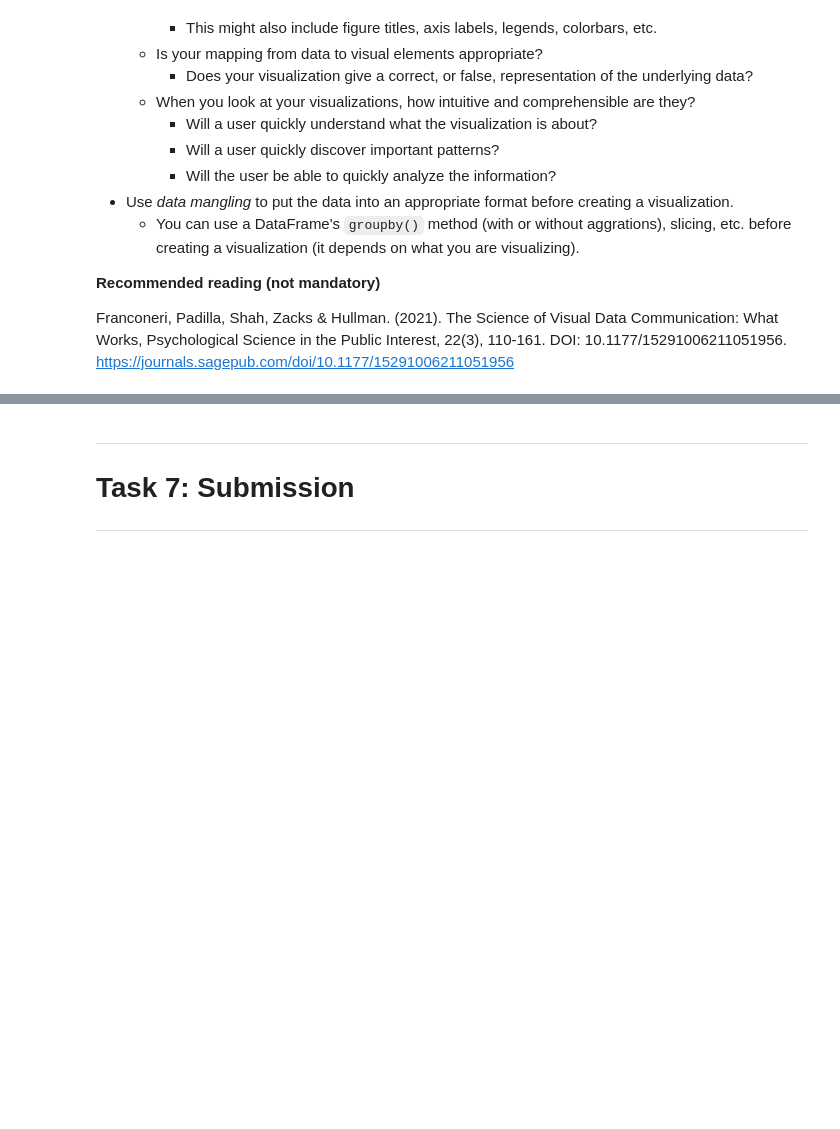
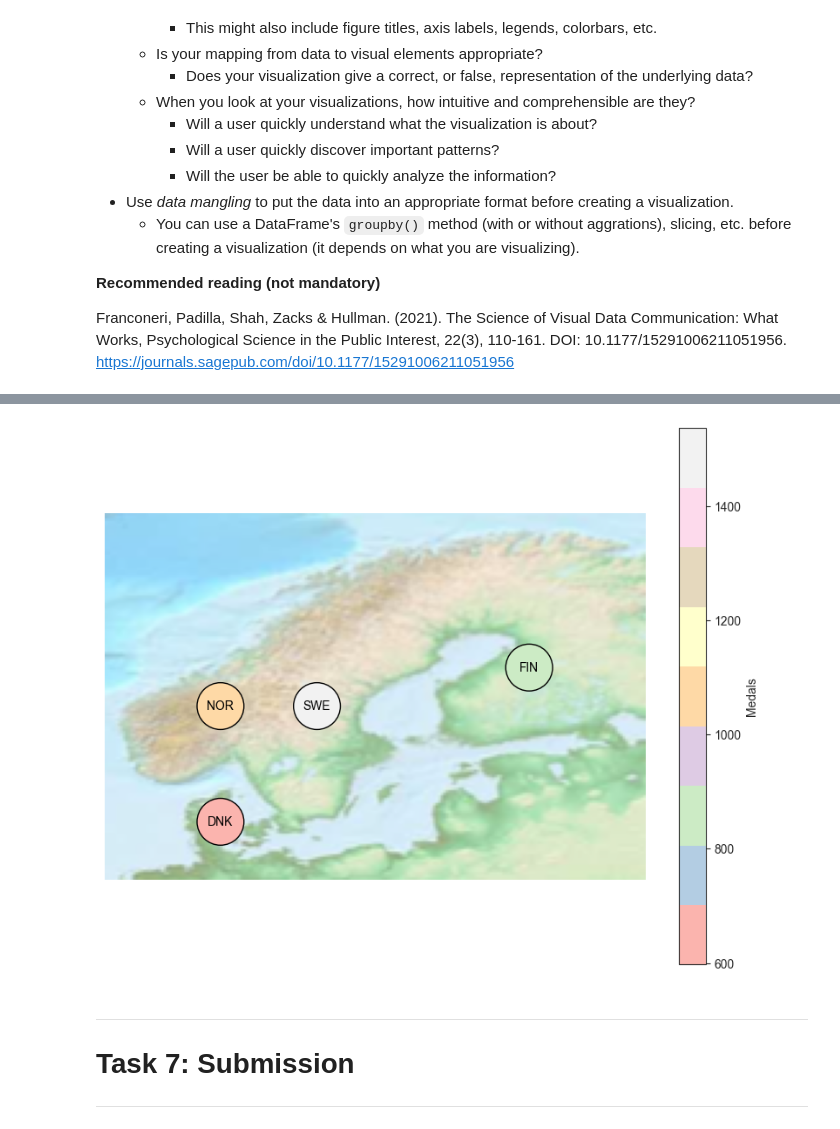
Before and after one commit to Hussein-g1itch/C1VI1B_2026, a Jupyter notebook: assignment/assignment.ipynb, the cells around one changed output, grey strips where cells are left out. Cells and saved outputs as stored; diff of their text form; code cells hidden in the pictures; blank space fills up the shorter version.

Commit message:
Löst Task 6.1: Map visualization

```diff
--- a/assignment/assignment.ipynb
+++ b/assignment/assignment.ipynb
@@ -1274,7 +1199,44 @@ Create a visualization showing the number of Medals awarded for the nordic count
 
 </details>
 # %%
-# TODO: Write your code here to visualize the number of Medals on a Map for the nordic countries.
+from mpl_toolkits.basemap import Basemap
+
+nordic_nocs = ['SWE', 'NOR', 'FIN', 'DEN']
+df_nordic = df[df['NOC'].isin(nordic_nocs)].copy()
+
+df_nordic['NOC'] = df_nordic['NOC'].replace('DEN', 'DNK')
+
+map_data = df_nordic.groupby('NOC').agg({
+    'Medal': 'count',
+    'Longitude': 'mean',
+    'Latitude': 'mean'
+}).reset_index()
+
+plt.figure(figsize=(10, 8))
+
+m = Basemap(llcrnrlon=4, llcrnrlat=53, urcrnrlon=32, urcrnrlat=72, resolution='l')
+m.etopo(scale=0.5, alpha=0.5)
+
+x, y = m(map_data['Longitude'].values, map_data['Latitude'].values)
+
+scatter = m.scatter(x, y,
+                    c=map_data['Medal'],
+                    cmap='Pastel1',
+                    s=1500,
+                    edgecolors='black',
+                    zorder=2)
+
+for i, row in map_data.iterrows():
+    plt.text(x[i], y[i], row['NOC'],
+             ha='center', va='center', color='black', fontsize=10, zorder=3)
+
+cbar = plt.colorbar(scatter)
+cbar.set_label('Medals')
+
+plt.axis('off')
+plt.show()
+# %% [output]
+[figure, added]
 # %% [markdown]
 ---
 # Task 7: Submission
```
Also changed, not shown: parts of 9 cells of this notebook.
